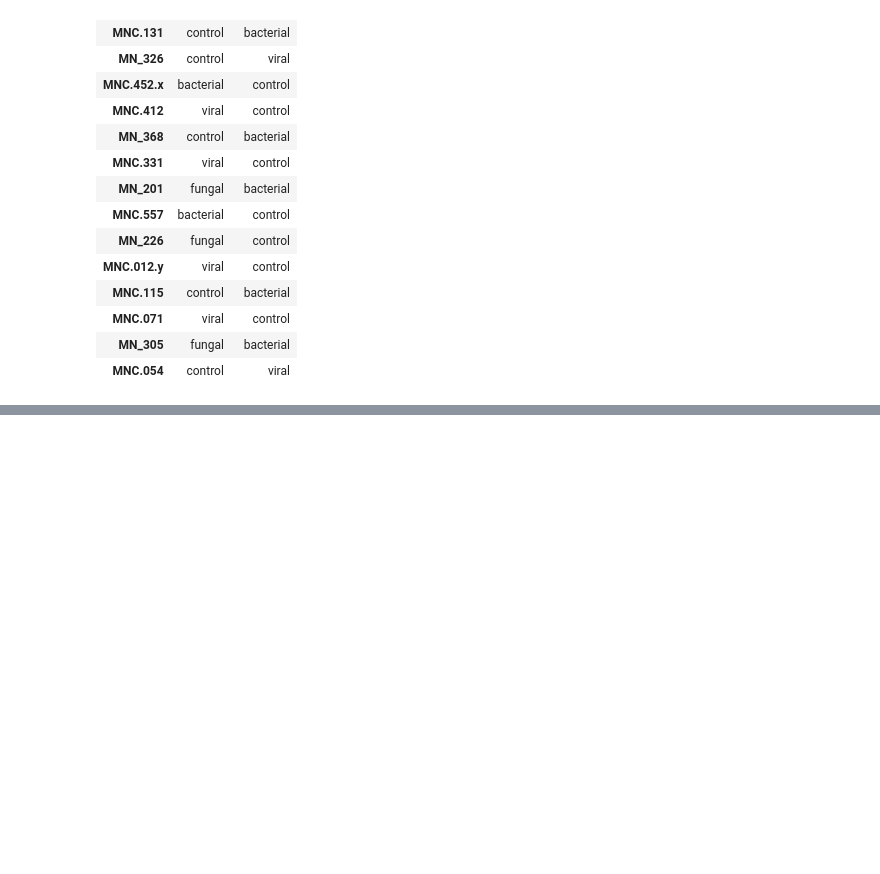
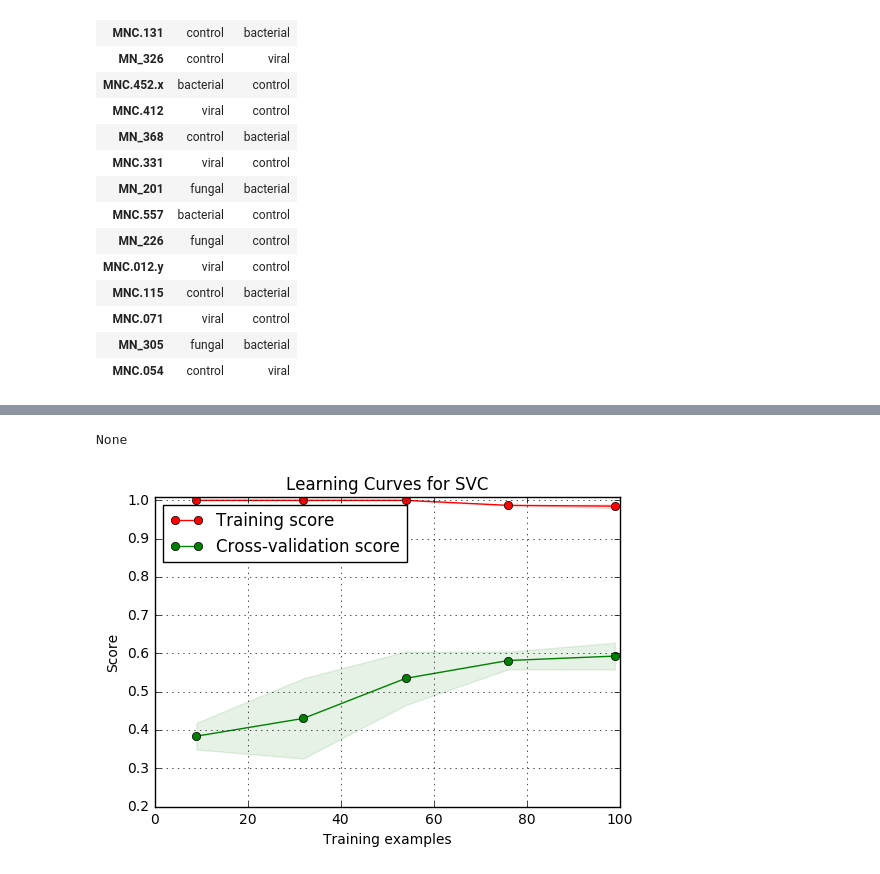
Before and after one commit to massie/notebooks, a Jupyter notebook: Pathogen Prediction.ipynb, the cells around one changed output, grey strips where cells are left out. Drawn from its saved outputs; the diff is of its cells as text; code cells hidden in the pictures; blank space fills up the shorter version.

Commit message:
Add learning curves to notebook

```diff
--- a/Pathogen Prediction.ipynb
+++ b/Pathogen Prediction.ipynb
@@ -142,0 +147,10 @@ patient_df[patient_df["Predicted"] != patient_df["Actual"]]
+# %%
+%matplotlib inline
+from learning_curves import plot_learning_curve
+
+title = "Learning Curves for SVC"
+cv = ShuffleSplit(n_splits=2, test_size=0.3, random_state=0)
+plot_learning_curve(grid_result.best_estimator_, title, X, y, (0.2, 1.01), cv=cv, n_jobs=1).show()
+# %% [output]
+None
+[figure, added]
```
Also changed, not shown: parts of 2 cells of this notebook.
